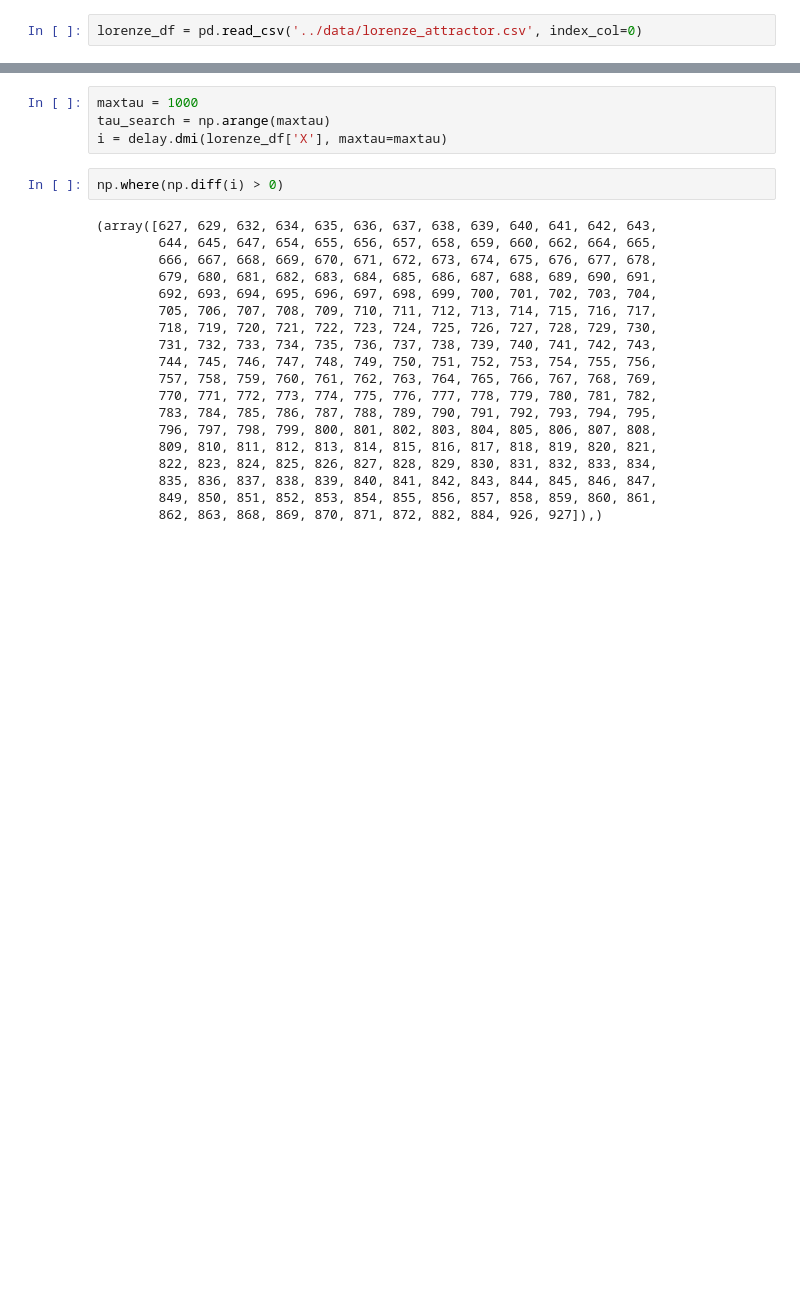
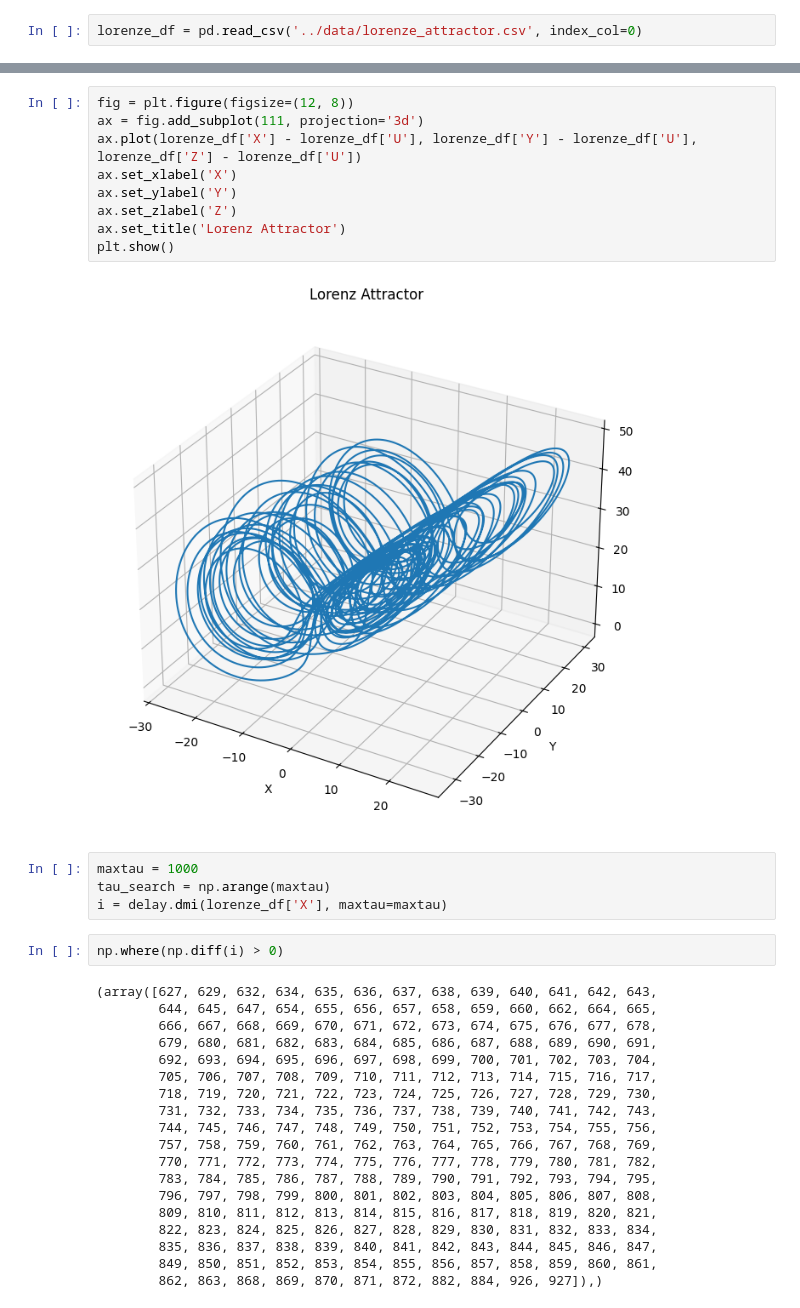
Before and after one commit to Batuhansaylam26/yl_project, a Jupyter notebook: notebooks/nolitsa.ipynb, the cells around one changed output, grey strips where cells are left out. Drawn from its saved outputs; the diff is of its cells as text; blank space fills up the shorter version.

```diff
--- a/notebooks/nolitsa.ipynb
+++ b/notebooks/nolitsa.ipynb
@@ -23,3 +93,14 @@ plt.show()
+# %%
+fig = plt.figure(figsize=(12, 8))
+ax = fig.add_subplot(111, projection='3d')
+ax.plot(lorenze_df['X'] - lorenze_df['U'], lorenze_df['Y'] - lorenze_df['U'], lorenze_df['Z'] - lorenze_df['U'])
+ax.set_xlabel('X')
+ax.set_ylabel('Y')
+ax.set_zlabel('Z')
+ax.set_title('Lorenz Attractor')
+plt.show()
+# %% [output]
+[figure, added]
 # %%
 maxtau = 1000
 tau_search = np.arange(maxtau)
```
Also changed, not shown: parts of 27 cells of this notebook, 6 other files.
